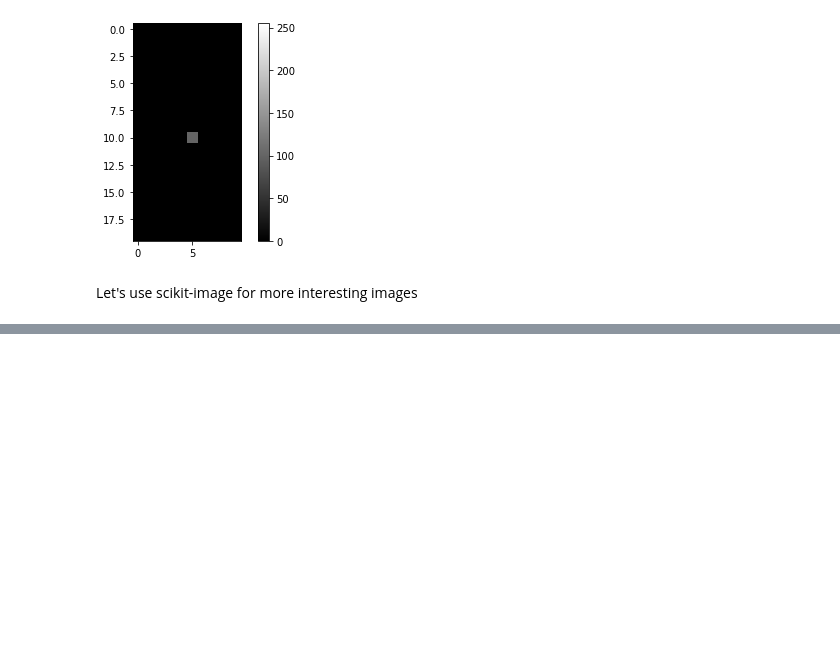
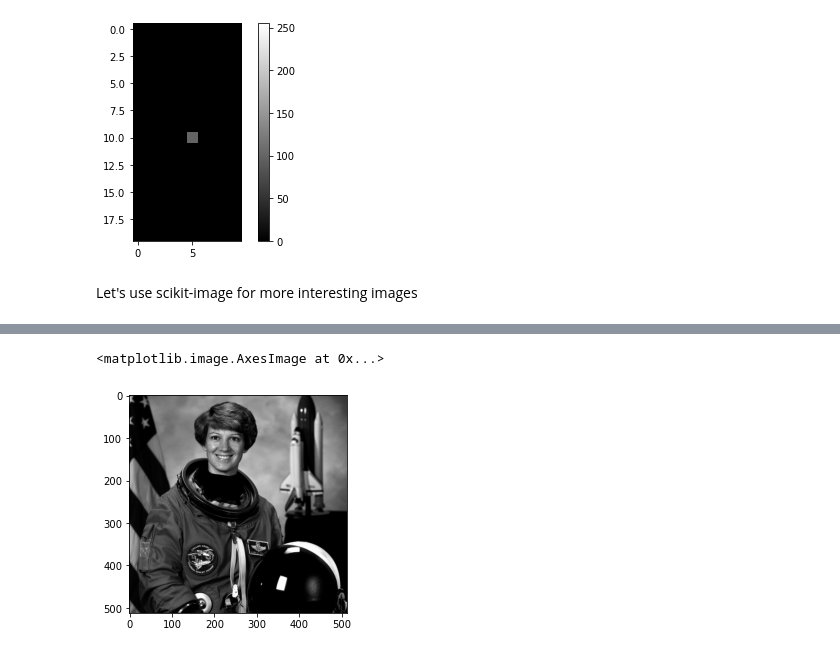
Before and after one commit to erodner/bvlecture, a Jupyter notebook: 00-introduction/introduction_to_python.ipynb, the cells around one changed output, grey strips where cells are left out. Drawn from its saved outputs; the diff is of its cells as text; code cells hidden in the pictures; blank space fills up the shorter version.

```diff
--- a/00-introduction/introduction_to_python.ipynb
+++ b/00-introduction/introduction_to_python.ipynb
@@ -67,0 +112,2 @@ img.shape
+# %%
+imgg = rgb2gray(img)
@@ -67,0 +119,6 @@ img.shape
+# %%
+imgg_t = imgg**2
+plt.imshow(imgg_t, vmin=0, vmax=1, cmap=plt.cm.gray)
+# %% [output]
+<matplotlib.image.AxesImage at 0x...>
+[figure, added]
```
Also changed, not shown: parts of 12 cells of this notebook, 1 other file.
